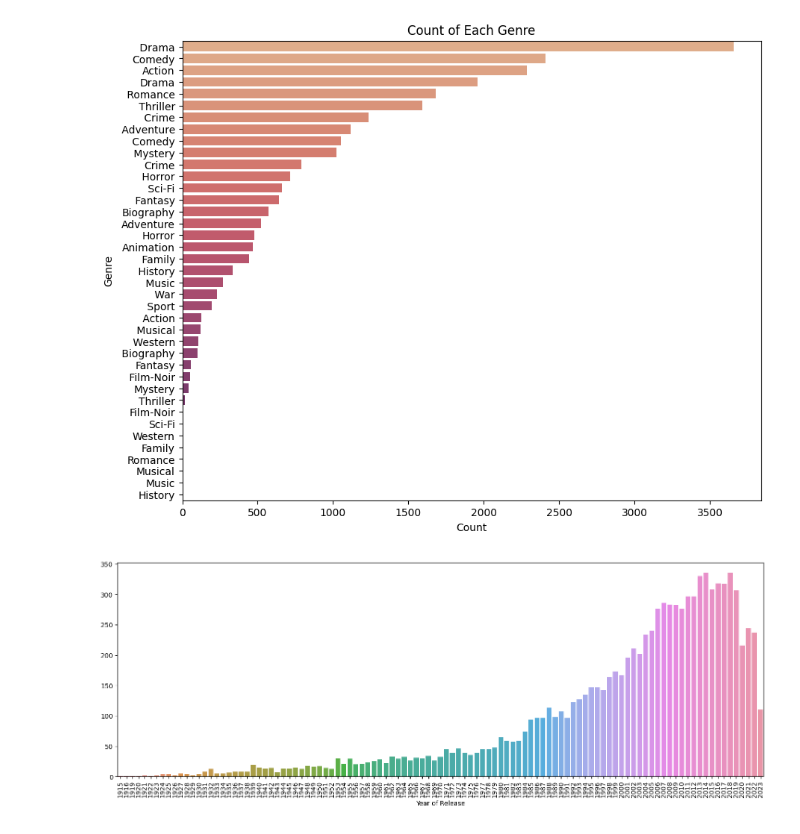
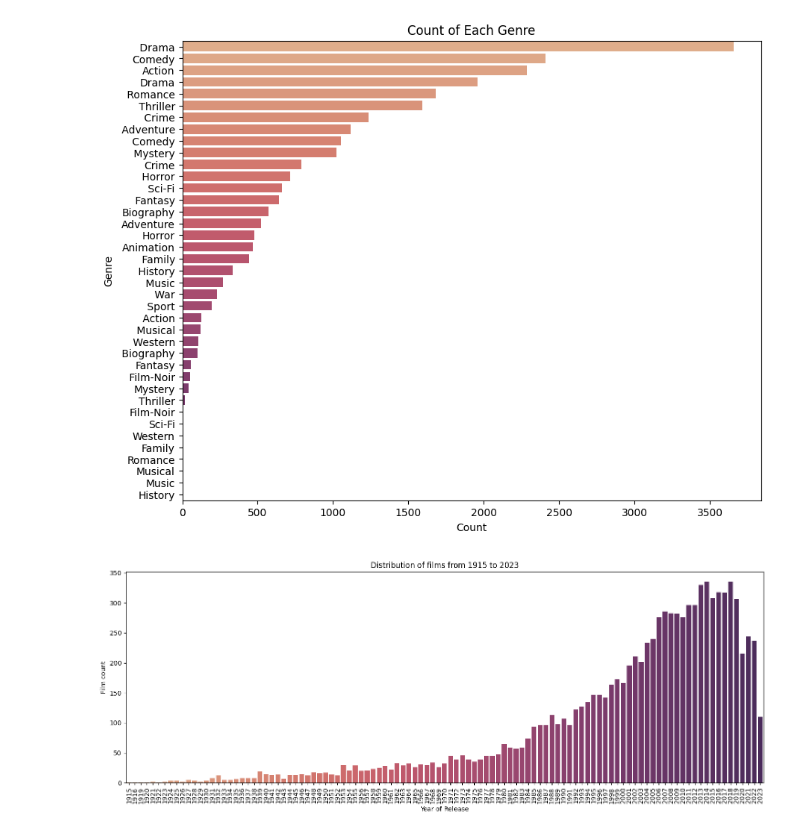
Before and after one commit to trizyx/IMDB-Data-analysis, a Jupyter notebook: Untitled3.ipynb, the cells around one changed output. Drawn from its saved outputs; the diff is of its cells as text; code cells hidden in the pictures.

```diff
--- a/Untitled3.ipynb
+++ b/Untitled3.ipynb
@@ -186,9 +186,16 @@ plt.show()
 [figure]
 # %%
 movie_count = df.groupby('Year of Release')['Movie Name'].count()
+#creating plot figure
 plt.figure(figsize=(18,6))
-sns.barplot(x=movie_count.index, y=movie_count.values)
+sns.barplot(x=movie_count.index, y=movie_count.values, palette='flare')
 plt.xticks(rotation = 90)
+
+# Add labels and title
+plt.xlabel('Year of Release')
+plt.ylabel('Film count')
+plt.title('Distribution of films from 1915 to 2023')
+
 plt.show()
 # %% [output]
-[figure, old version]
+[figure, new version]
```
Also changed, not shown: parts of 1 cell of this notebook.
